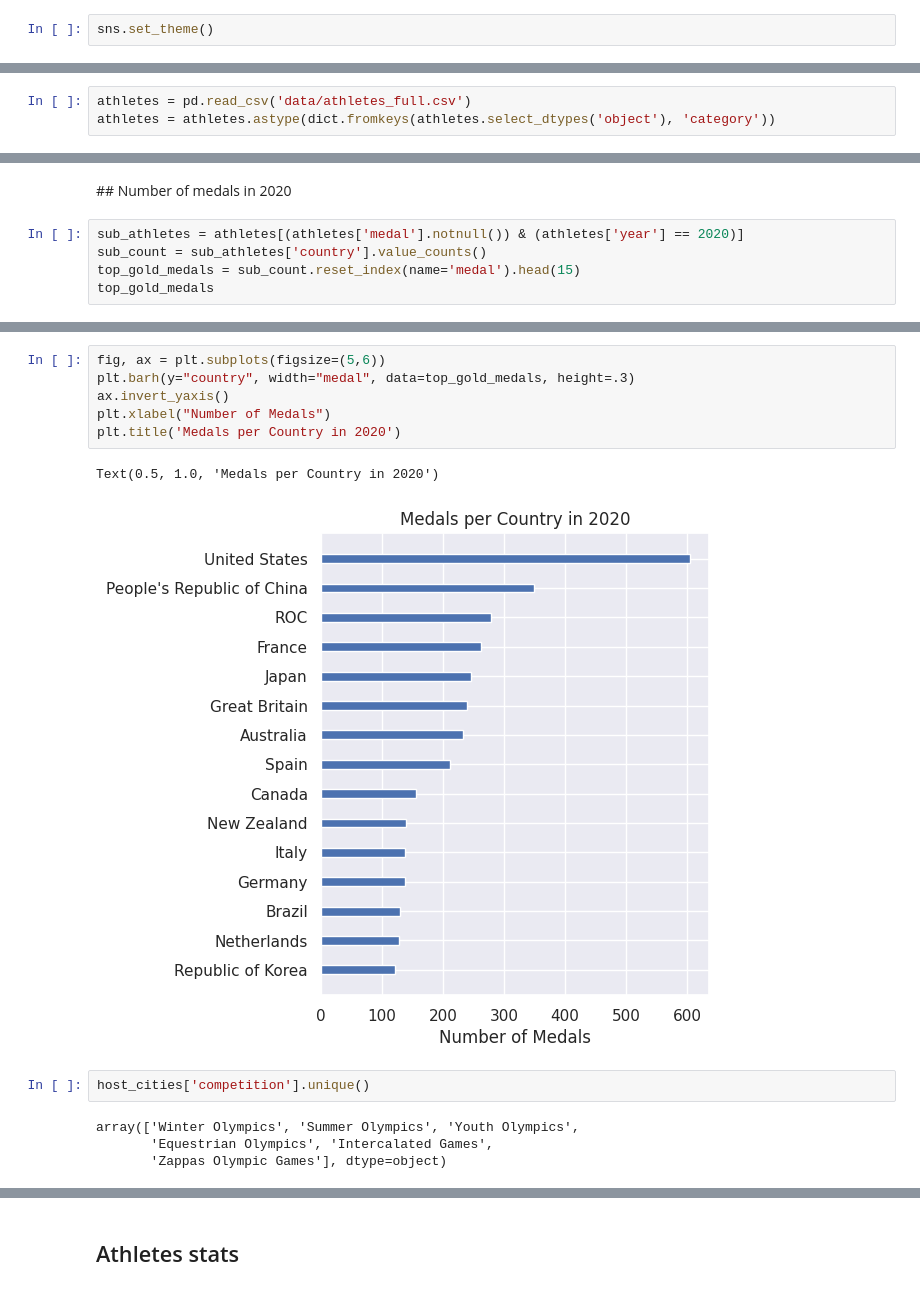
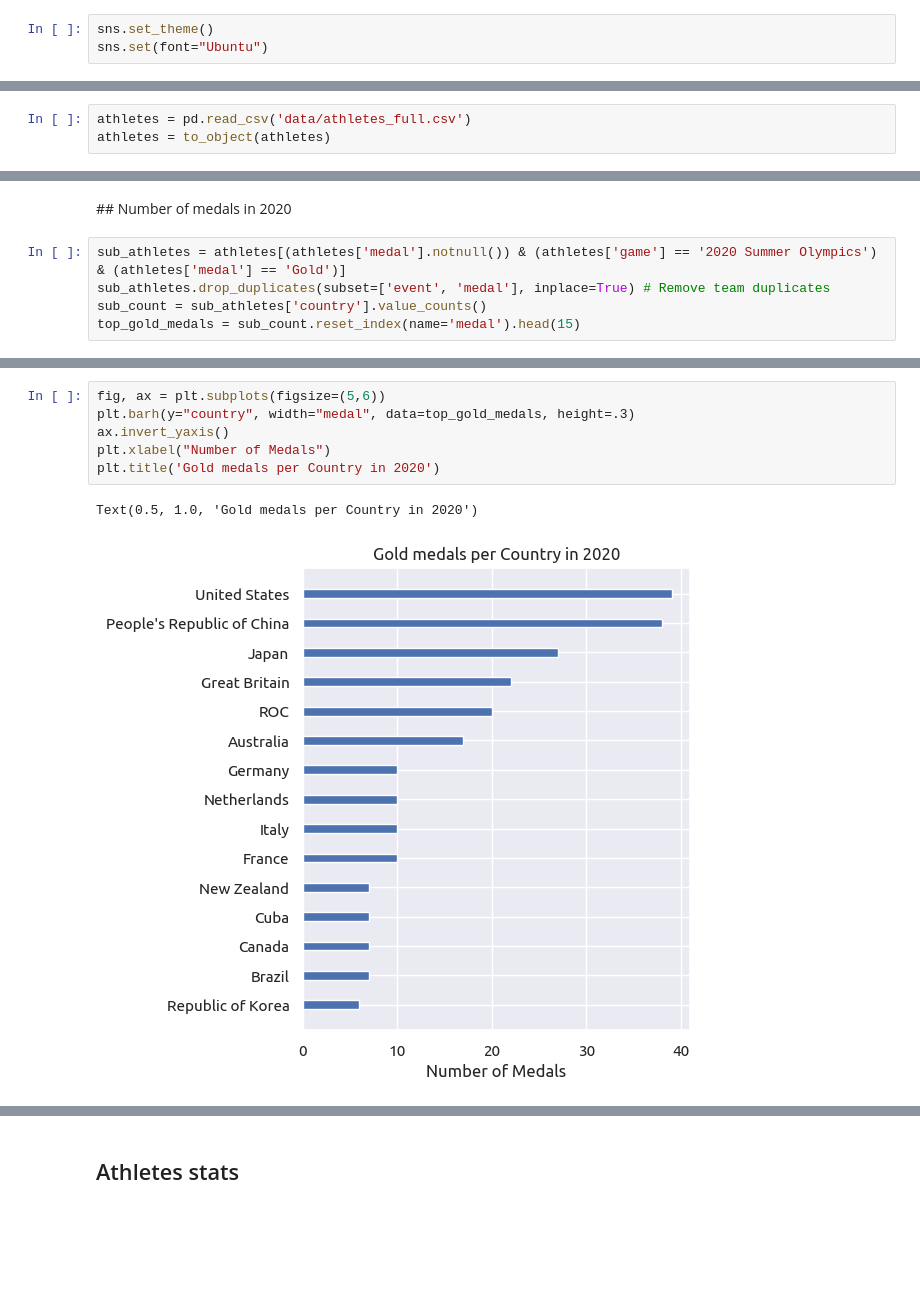
Before and after one commit to ValentinCassayre/olympics, a Jupyter notebook: data_visualisation.ipynb, the cells around one changed output, grey strips where cells are left out. Drawn from its saved outputs; the diff is of its cells as text; blank space fills up the shorter version.

```diff
--- a/data_visualisation.ipynb
+++ b/data_visualisation.ipynb
@@ -6,3 +7,4 @@ from matplotlib import pyplot as plt
 import os
 # %%
 sns.set_theme()
+sns.set(font="Ubuntu")
@@ -17,6 +19,6 @@ def to_object(df):
 # %%
 athletes = pd.read_csv('data/athletes_full.csv')
-athletes = athletes.astype(dict.fromkeys(athletes.select_dtypes('object'), 'category'))
+athletes = to_object(athletes)
 # %%
 athletes_roles = pd.read_csv('data/athletes_roles.csv')
 noc_countries = pd.read_csv('data/noc_countries.csv')
@@ -78,8 +93,8 @@ Categories (112, object): ['3x3 Basketball (Basketball)', 'Aeronautics (Air Spor
 # %% [markdown]
 ## Number of medals in 2020
 # %%
-sub_athletes = athletes[(athletes['medal'].notnull()) & (athletes['year'] == 2020)]
+sub_athletes = athletes[(athletes['medal'].notnull()) & (athletes['game'] == '2020 Summer Olympics') & (athletes['medal'] == 'Gold')]
+sub_athletes.drop_duplicates(subset=['event', 'medal'], inplace=True) # Remove team duplicates
 sub_count = sub_athletes['country'].value_counts()
 top_gold_medals = sub_count.reset_index(name='medal').head(15)
-top_gold_medals
 # %% [output]
@@ -102,15 +105,9 @@ top_gold_medals
 # %%
 fig, ax = plt.subplots(figsize=(5,6))
 plt.barh(y="country", width="medal", data=top_gold_medals, height=.3)
 ax.invert_yaxis()
 plt.xlabel("Number of Medals")
-plt.title('Medals per Country in 2020')
+plt.title('Gold medals per Country in 2020')
 # %% [output]
-Text(0.5, 1.0, 'Medals per Country in 2020')
+Text(0.5, 1.0, 'Gold medals per Country in 2020')
-[figure, old version]
+[figure, new version]
-# %%
-host_cities['competition'].unique()
-# %% [output]
-array(['Winter Olympics', 'Summer Olympics', 'Youth Olympics',
-       'Equestrian Olympics', 'Intercalated Games',
-       'Zappas Olympic Games'], dtype=object)
```
Also changed, not shown: parts of 26 cells of this notebook.
